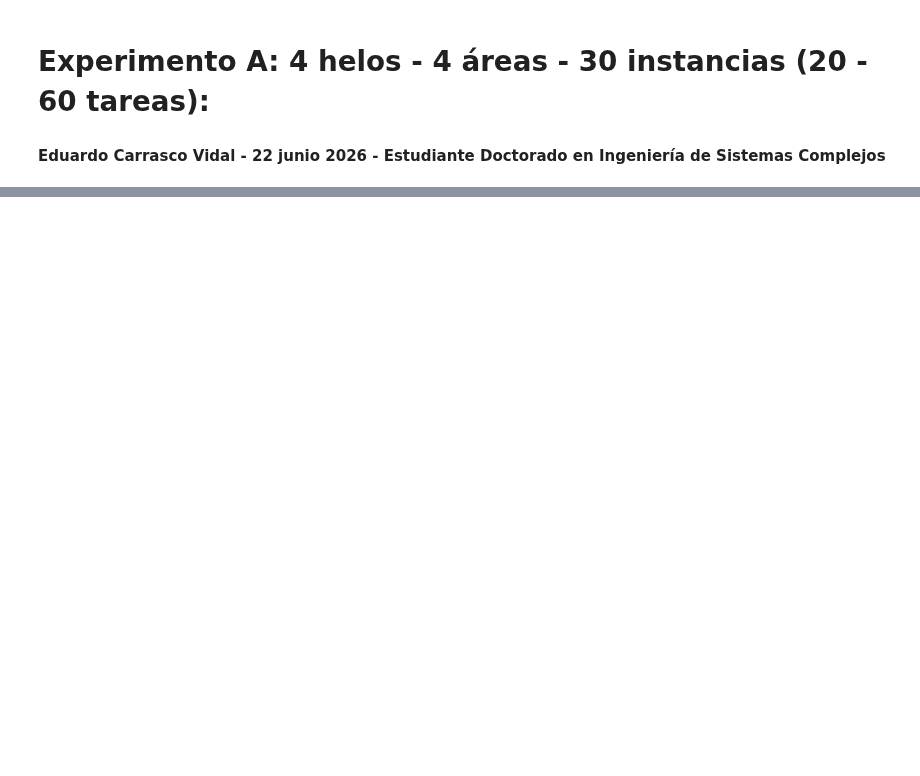
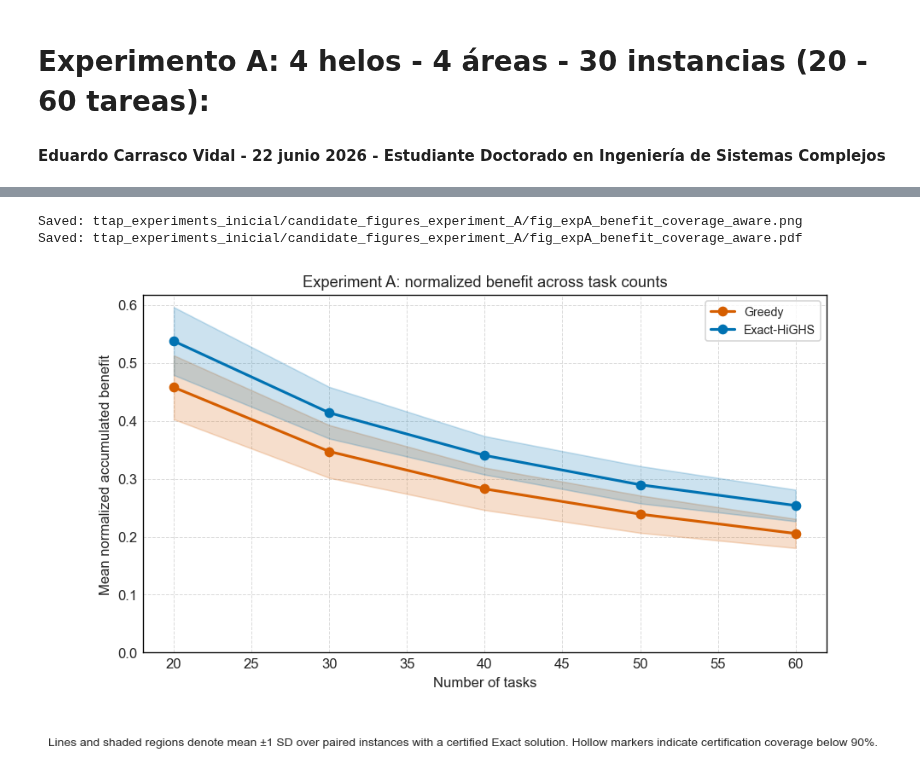
Before and after one commit to educarrascov/DISC_TESIS, a Jupyter notebook: Resuelto para Paper Doctoral/20260621_Escalamiento_inicial.ipynb, the cells around one changed output, grey strips where cells are left out. Drawn from its saved outputs; the diff is of its cells as text; code cells hidden in the pictures; blank space fills up the shorter version.

```diff
--- a/Resuelto para Paper Doctoral/20260621_Escalamiento_inicial.ipynb
+++ b/Resuelto para Paper Doctoral/20260621_Escalamiento_inicial.ipynb
@@ -2334,0 +2974,52 @@ print(OUTPUT_DIR / "task_logs_scaling_default_nodes.csv")
+# %%
+# ============================================================
+# FIGURE A1 — NORMALIZED BENEFIT
+# Certified and paired Exact-Greedy comparison
+# ============================================================
+
+fig, ax = plt.subplots(
+    figsize=(7.4, 4.6)
+)
+
+benefit_summary_A = plot_paired_metric_A(
+    ax=ax,
+    metric="Accumulated Benefit",
+    ylabel="Mean normalized accumulated benefit",
+    annotate_coverage=True,
+)
+
+ax.set_title(
+    "Experiment A: normalized benefit across task counts"
+)
+
+ax.legend(
+    frameon=True,
+    loc="best",
+)
+
+fig.text(
+    0.5,
+    -0.015,
+    (
+        "Lines and shaded regions denote mean ±1 SD over "
+        "paired instances with a certified Exact solution. "
+        "Hollow markers indicate certification coverage "
+        "below 90%."
+    ),
+    ha="center",
+    va="top",
+    fontsize=8.3,
+)
+
+fig.tight_layout(
+    rect=[0, 0.055, 1, 1]
+)
+
+save_expA_figure(
+    fig,
+    "fig_expA_benefit_coverage_aware",
+)
+# %% [output]
+Saved: ttap_experiments_inicial/candidate_figures_experiment_A/fig_expA_benefit_coverage_aware.png
+Saved: ttap_experiments_inicial/candidate_figures_experiment_A/fig_expA_benefit_coverage_aware.pdf
+[figure, added]
```
Also changed, not shown: parts of 24 cells of this notebook, 21 other files.
